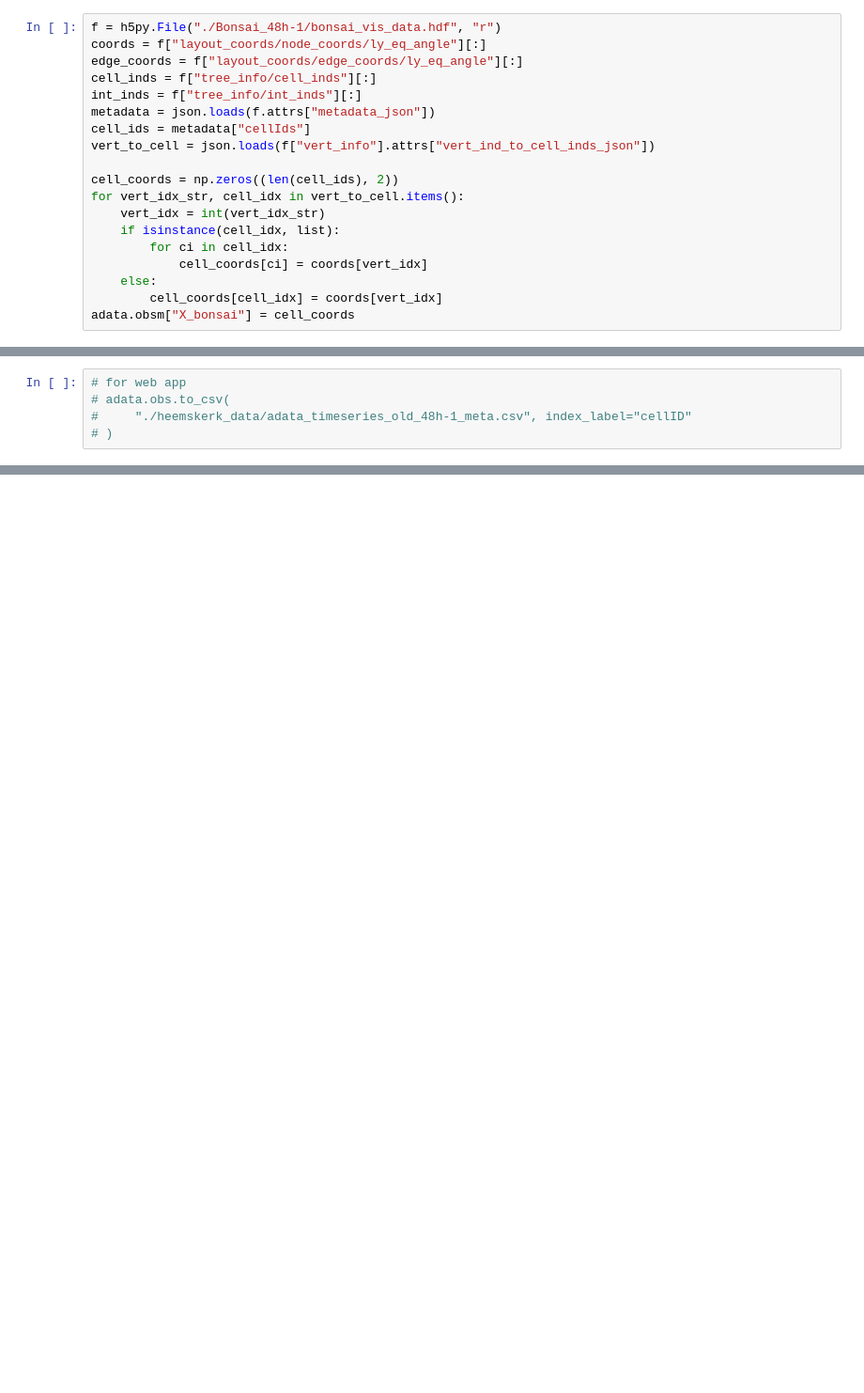
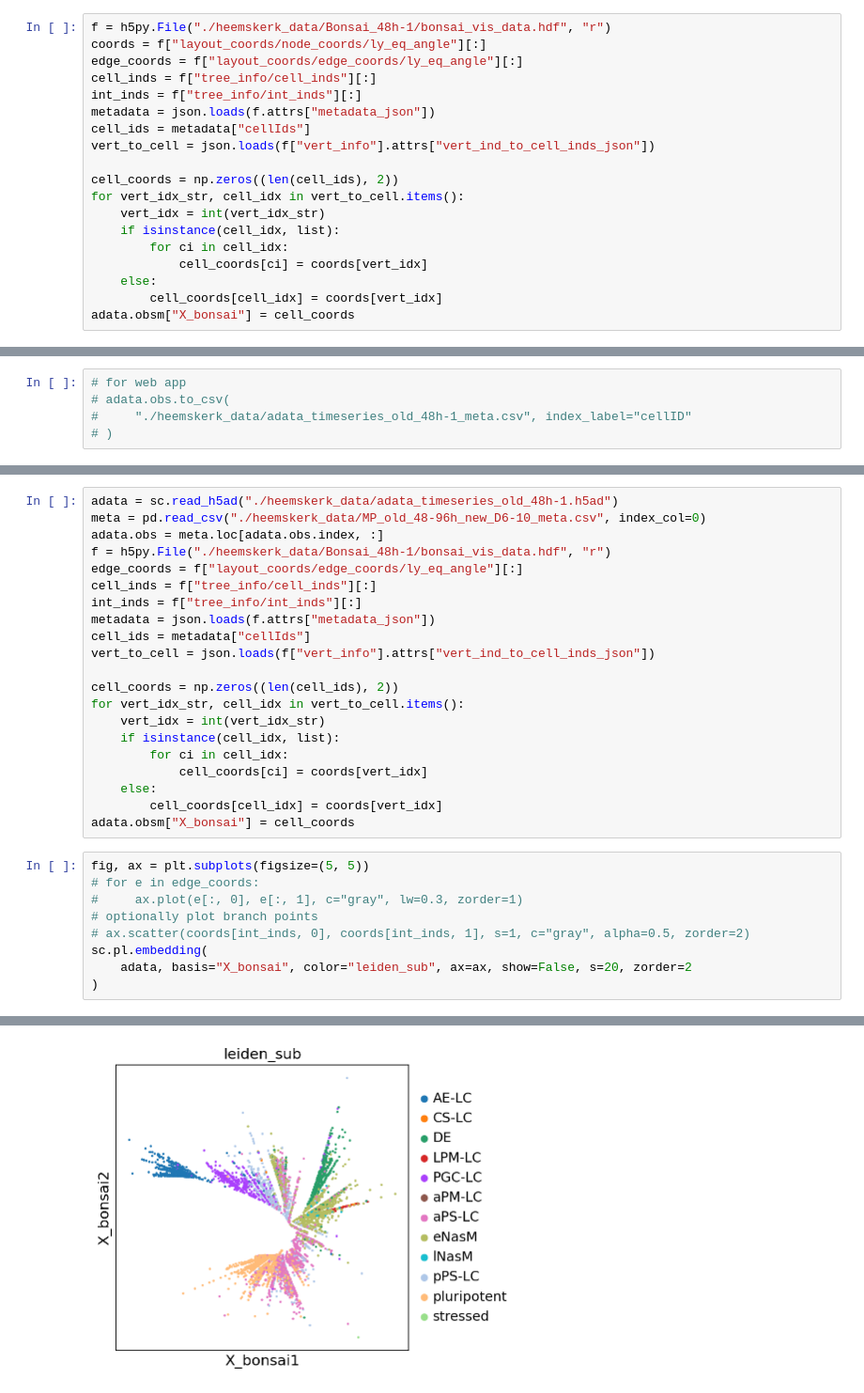
Before and after one commit to stanfish06/micropattern, a Jupyter notebook: notebooks/bonsai.ipynb, the cells around one changed output, grey strips where cells are left out. Shown at 94% size. Drawn from its saved outputs; the diff is of its cells as text; blank space fills up the shorter version.

Commit message:
bonsai

```diff
--- a/notebooks/bonsai.ipynb
+++ b/notebooks/bonsai.ipynb
@@ -15,6 +15,6 @@ meta = pd.read_csv("./MP_old_48-96h_new_D6-10_meta.csv", index_col=0)
 adata.obs = meta.loc[adata.obs.index, :]
 # %%
-f = h5py.File("./Bonsai_48h-1/bonsai_vis_data.hdf", "r")
+f = h5py.File("./heemskerk_data/Bonsai_48h-1/bonsai_vis_data.hdf", "r")
 coords = f["layout_coords/node_coords/ly_eq_angle"][:]
 edge_coords = f["layout_coords/edge_coords/ly_eq_angle"][:]
 cell_inds = f["tree_info/cell_inds"][:]
@@ -104,0 +127,31 @@ plt.savefig("bonsai_micropattern_48h-1_rec_tree_view.png", dpi=300, bbox_inches=
+# %%
+adata = sc.read_h5ad("./heemskerk_data/adata_timeseries_old_48h-1.h5ad")
+meta = pd.read_csv("./heemskerk_data/MP_old_48-96h_new_D6-10_meta.csv", index_col=0)
+adata.obs = meta.loc[adata.obs.index, :]
+f = h5py.File("./heemskerk_data/Bonsai_48h-1/bonsai_vis_data.hdf", "r")
+edge_coords = f["layout_coords/edge_coords/ly_eq_angle"][:]
+cell_inds = f["tree_info/cell_inds"][:]
+int_inds = f["tree_info/int_inds"][:]
+metadata = json.loads(f.attrs["metadata_json"])
+cell_ids = metadata["cellIds"]
+vert_to_cell = json.loads(f["vert_info"].attrs["vert_ind_to_cell_inds_json"])
+
+cell_coords = np.zeros((len(cell_ids), 2))
+for vert_idx_str, cell_idx in vert_to_cell.items():
+    vert_idx = int(vert_idx_str)
+    if isinstance(cell_idx, list):
+        for ci in cell_idx:
+            cell_coords[ci] = coords[vert_idx]
+    else:
+        cell_coords[cell_idx] = coords[vert_idx]
+adata.obsm["X_bonsai"] = cell_coords
+# %%
+fig, ax = plt.subplots(figsize=(5, 5))
+# for e in edge_coords:
+#     ax.plot(e[:, 0], e[:, 1], c="gray", lw=0.3, zorder=1)
+# optionally plot branch points
+# ax.scatter(coords[int_inds, 0], coords[int_inds, 1], s=1, c="gray", alpha=0.5, zorder=2)
+sc.pl.embedding(
+    adata, basis="X_bonsai", color="leiden_sub", ax=ax, show=False, s=20, zorder=2
+)
+# %% [output]
@@ -104,0 +159 @@ plt.savefig("bonsai_micropattern_48h-1_rec_tree_view.png", dpi=300, bbox_inches=
+[figure, added]
```
Also changed, not shown: parts of 13 cells of this notebook.
